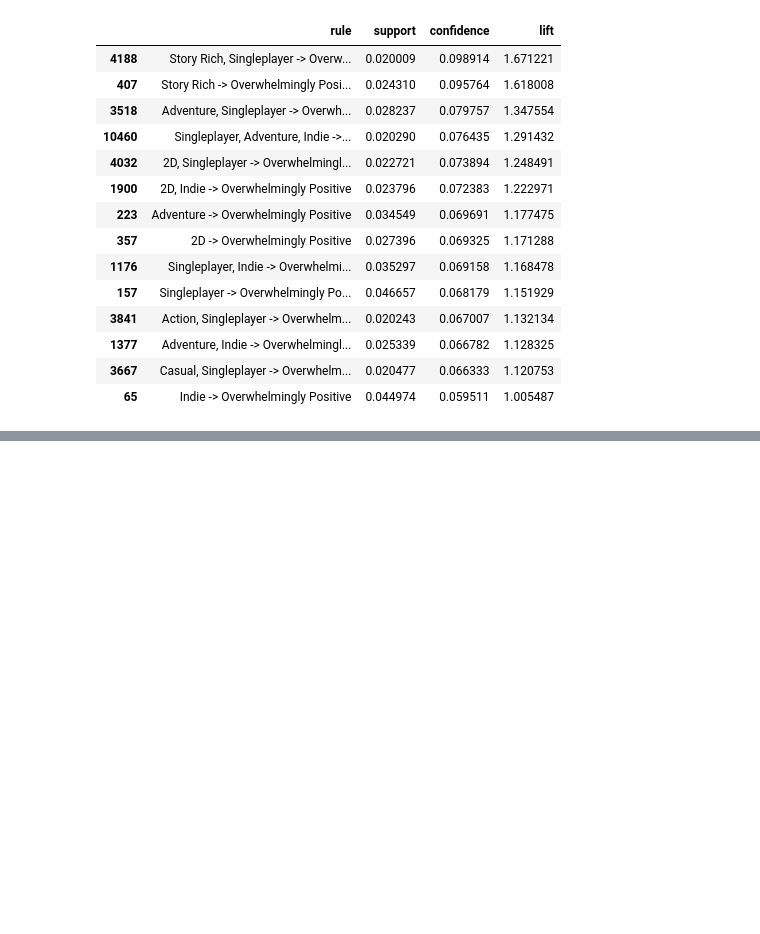
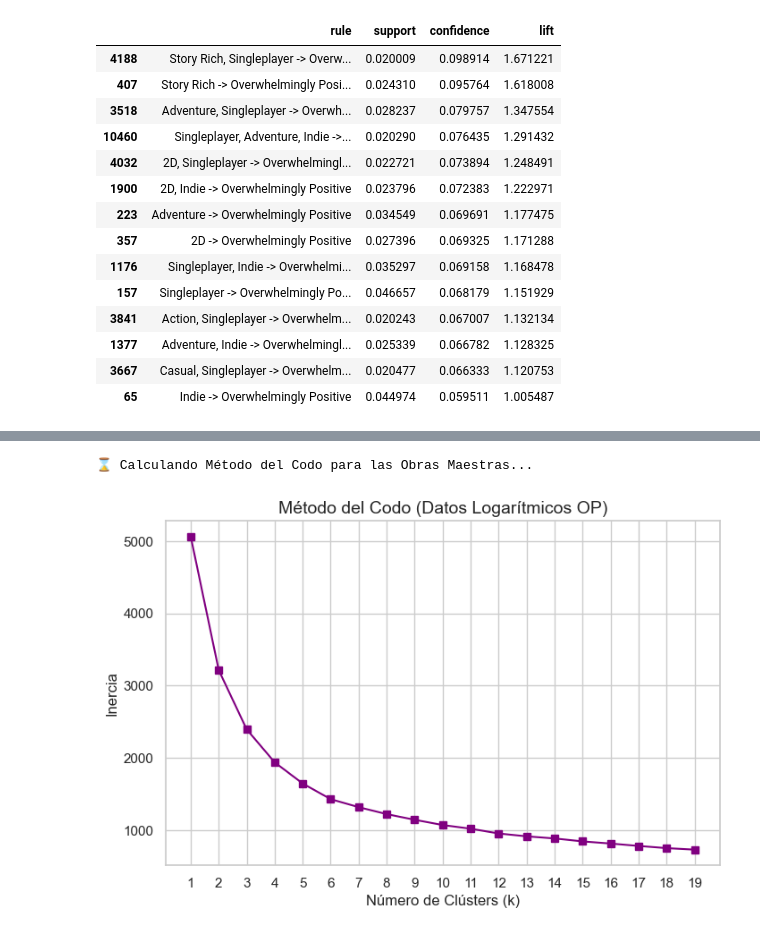
Before and after one commit to David-Felipe/ProyectoMineriaDatos, a Jupyter notebook: Iteracion 2/Codigo/02_topGames_AsctnAgrptn.ipynb, the cells around one changed output, grey strips where cells are left out. Drawn from its saved outputs; the diff is of its cells as text; code cells hidden in the pictures; blank space fills up the shorter version.

```diff
--- a/Iteracion 2/Codigo/02_topGames_AsctnAgrptn.ipynb
+++ b/Iteracion 2/Codigo/02_topGames_AsctnAgrptn.ipynb
@@ -442,0 +614,19 @@ display(reglas_exito[['rule', 'support', 'confidence', 'lift']].head(15))
+# %%
+# 4. Aplicar K-Means forzando una mayor granularidad (k=8)
+k_optimo = 8
+kmeans = KMeans(n_clusters=k_optimo, random_state=42, n_init=10)
+df['Cluster_Perfil'] = kmeans.fit_predict(df_scaled)
+
+# 5. Análisis de los Centroides
+perfiles = df.groupby('Cluster_Perfil')[cols_clustering].mean().round(2)
+perfiles['Cantidad de Juegos'] = df['Cluster_Perfil'].value_counts()
+
+print("🎯 8 PERFILES DE MERCADO DESCUBIERTOS:")
+display(perfiles)
+
+# Inspección de juegos top por clúster
+for cluster_id in range(k_optimo):
+    print(f"\n🌟 CLÚSTER {cluster_id}")
+    juegos_cluster = df[df['Cluster_Perfil'] == cluster_id]
+    top_games = juegos_cluster.sort_values(by='Positive', ascending=False).head(5)
+    print(top_games[['Name', 'Price', 'Peak CCU', 'Average playtime forever']].to_string(index=False))
@@ -442,0 +739,23 @@ display(reglas_exito[['rule', 'support', 'confidence', 'lift']].head(15))
+# %%
+# 1. Calculamos la inercia para el Codo usando nuestros datos logarítmicos
+inercia_op = []
+rango_k_op = range(1, 20)
+
+print("⌛ Calculando Método del Codo para las Obras Maestras...")
+for k in rango_k_op:
+    kmeans_temp = KMeans(n_clusters=k, random_state=42, n_init=10)
+    kmeans_temp.fit(X_scaled_op)
+    inercia_op.append(kmeans_temp.inertia_)
+
+# 2. Gráfica
+plt.figure(figsize=(8, 5))
+plt.plot(rango_k_op, inercia_op, marker='s', linestyle='-', color='purple')
+plt.title('Método del Codo (Datos Logarítmicos OP)', fontsize=14)
+plt.xlabel('Número de Clústers (k)', fontsize=12)
+plt.ylabel('Inercia', fontsize=12)
+plt.xticks(rango_k_op)
+plt.grid(True)
+plt.show()
+# %% [output]
+⌛ Calculando Método del Codo para las Obras Maestras...
+[figure, added]
```
Also changed, not shown: parts of 14 cells of this notebook.
